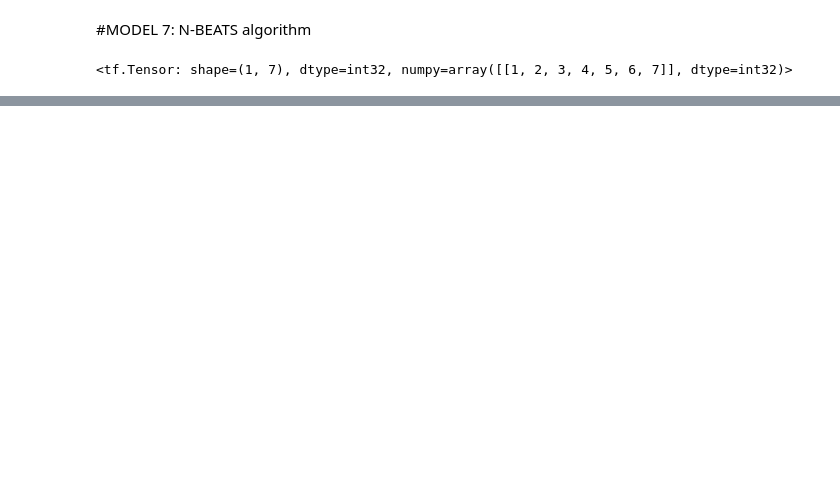
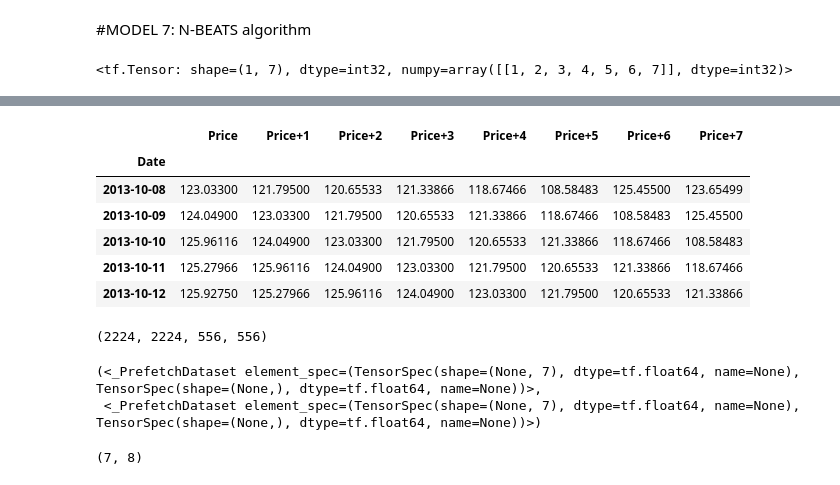
Before and after one commit to Elmir22/Data-science-ML-models-, a Jupyter notebook: 10_time_series_forecasting_in_tensorflow.ipynb, the cells around one changed output, grey strips where cells are left out. Drawn from its saved outputs; the diff is of its cells as text; code cells hidden in the pictures; blank space fills up the shorter version.

```diff
--- a/10_time_series_forecasting_in_tensorflow.ipynb
+++ b/10_time_series_forecasting_in_tensorflow.ipynb
@@ -944,0 +956,3 @@ dummy_inputs
+# %%
+HORIZON = 1
+WINDOW_SIZE = 7 # how far to
@@ -944,0 +969,61 @@ dummy_inputs
+# %%
+# add windowed columns
+bitcoin_prices_nbeats = bitcoin_prices.copy()
+for i in range(WINDOW_SIZE):
+  bitcoin_prices_nbeats[f"Price+{i+1}"] = bitcoin_prices_nbeats["Price"].shift(periods=i+1)
+bitcoin_prices_nbeats.dropna().head()
+# %% [output]
+|  | Price | Price+1 | Price+2 | Price+3 | Price+4 | Price+5 | Price+6 | Price+7 |
+| Date |  |  |  |  |  |  |  |  |
+| 2013-10-08 | 123.03300 | 121.79500 | 120.65533 | 121.33866 | 118.67466 | 108.58483 | 125.45500 | 123.65499 |
+| 2013-10-09 | 124.04900 | 123.03300 | 121.79500 | 120.65533 | 121.33866 | 118.67466 | 108.58483 | 125.45500 |
+| 2013-10-10 | 125.96116 | 124.04900 | 123.03300 | 121.79500 | 120.65533 | 121.33866 | 118.67466 | 108.58483 |
+| 2013-10-11 | 125.27966 | 125.96116 | 124.04900 | 123.03300 | 121.79500 | 120.65533 | 121.33866 | 118.67466 |
+| 2013-10-12 | 125.92750 | 125.27966 | 125.96116 | 124.04900 | 123.03300 | 121.79500 | 120.65533 | 121.33866 |
+# %%
+#Make features and labels
+X = bitcoin_prices_nbeats.dropna().drop("Price", axis=1)
+y = bitcoin_prices_nbeats.dropna()["Price"]
+
+#Make split train and test
+split_size = int(len(X)*0.8)
+X_train, y_train = X[:split_size], y[:split_size]
+X_test, y_test = X[split_size:], y[split_size:]
+len(X_train), len(y_train), len(X_test), len(y_test)
+# %% [output]
+(2224, 2224, 556, 556)
+# %%
+#1. turn train and test arrays into tensor Datasets
+train_features_dataset = tf.data.Dataset.from_tensor_slices(X_train)
+train_labels_dataset = tf.data.Dataset.from_tensor_slices(y_train)
+
+test_features_dataset = tf.data.Dataset.from_tensor_slices(X_test)
+test_labels_dataset = tf.data.Dataset.from_tensor_slices(y_test)
+
+#2. Combine features & lables
+train_dataset = tf.data.Dataset.zip((train_features_dataset, train_labels_dataset))
+test_dataset = tf.data.Dataset.zip( (test_features_dataset, test_labels_dataset))
+
+
+#3. batch and prefetch for optimal performance
+BATCH_SIZE = 1024 # taken from Appendix D in N-BEATS paper
+train_dataset = train_dataset.batch(BATCH_SIZE).prefetch(tf.data.AUTOTUNE)
+test_dataset = test_dataset.batch(BATCH_SIZE).prefetch(tf.data.AUTOTUNE)
+
+train_dataset, test_dataset
+# %% [output]
+(<_PrefetchDataset element_spec=(TensorSpec(shape=(None, 7), dtype=tf.float64, name=None), TensorSpec(shape=(None,), dtype=tf.float64, name=None))>,
+ <_PrefetchDataset element_spec=(TensorSpec(shape=(None, 7), dtype=tf.float64, name=None), TensorSpec(shape=(None,), dtype=tf.float64, name=None))>)
+# %%
+#values from N-BEATS paper figure 1 and Table 18/ Appendix D
+N_EPOCHS = 5000 #CALLED "iternations"
+N_NEURONS = 512 #CALLED "WIDTH" IN TABLE 18
+N_LAYERS = 4
+N_STACKS = 30
+
+INPUT_SIZE = WINDOW_SIZE * HORIZON #CALLED "LOOKBACK" IN TABLE 18
+THETA_SIZE = INPUT_SIZE + HORIZON
+
+INPUT_SIZE, THETA_SIZE
+# %% [output]
+(7, 8)
```
Also changed, not shown: parts of 45 cells of this notebook.
